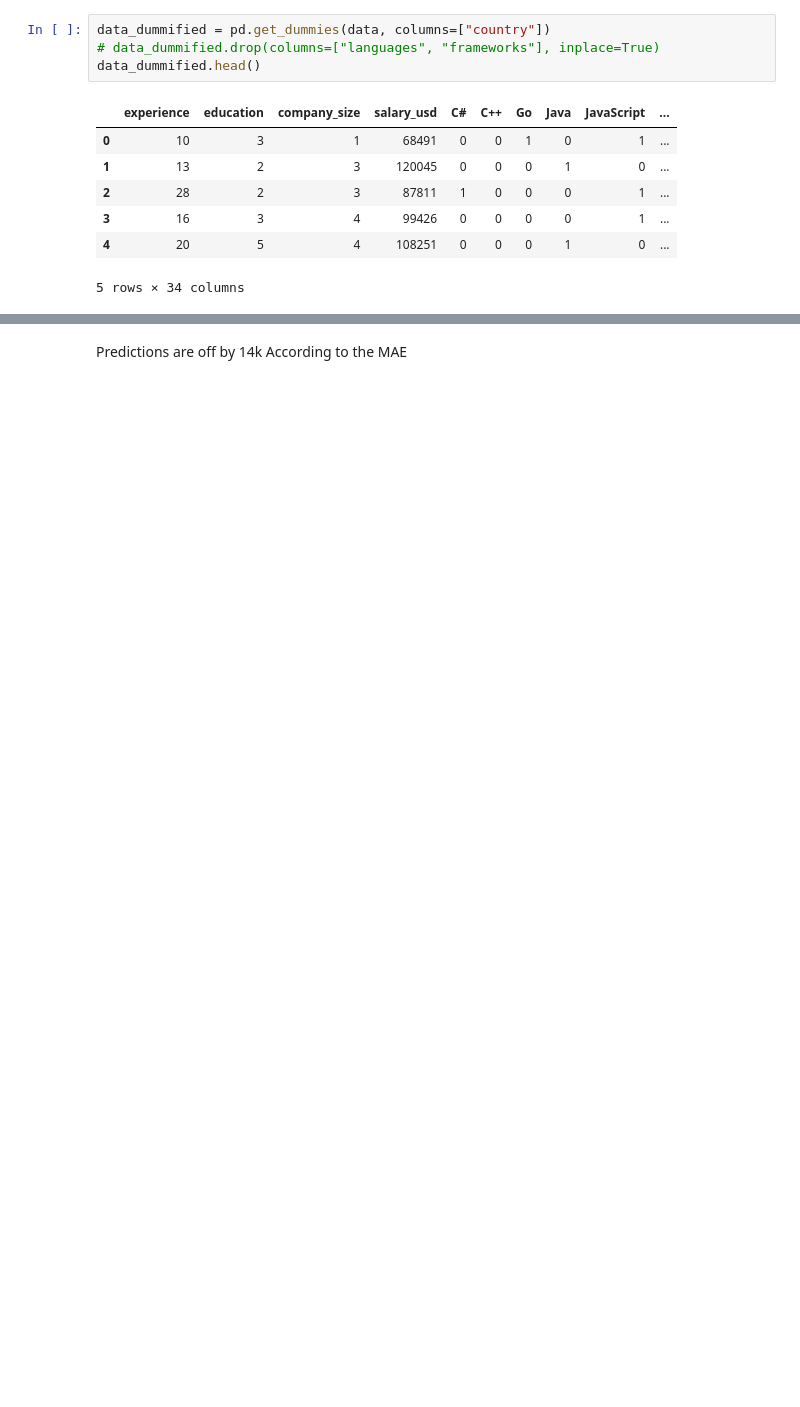
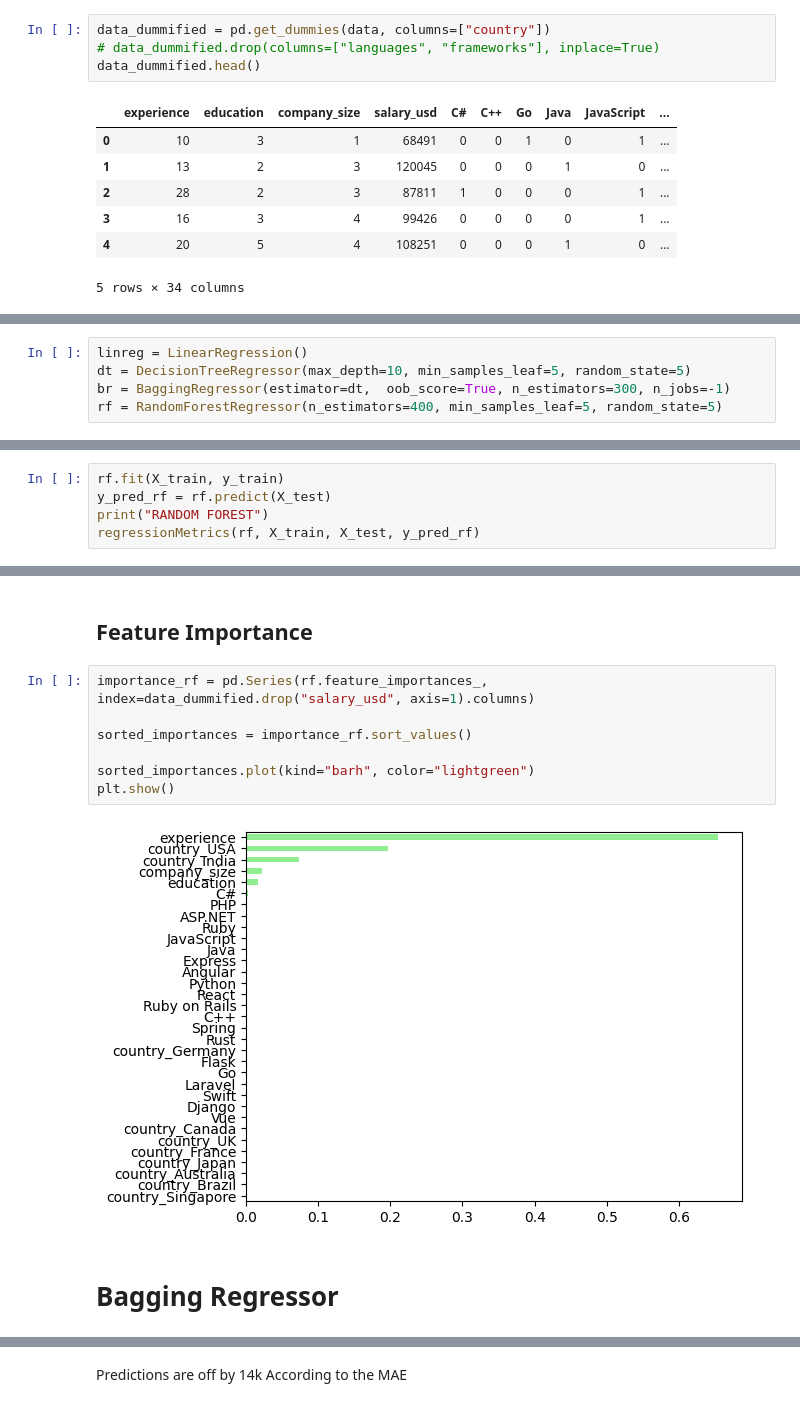
Before and after one commit to Eieien/Machine-Learning, a Jupyter notebook: Models/Software developer salaries/salaries.ipynb, the cells around one changed output, grey strips where cells are left out. Saved outputs shown, nothing was run; the diff lists cells and outputs as text; blank space fills up the shorter version.

Commit message:
Data Science Salaries Complete

```diff
--- a/Models/Software developer salaries/salaries.ipynb
+++ b/Models/Software developer salaries/salaries.ipynb
@@ -146,0 +128,5 @@ MAE: 13957.301278051322
+# %%
+linreg = LinearRegression()
+dt = DecisionTreeRegressor(max_depth=10, min_samples_leaf=5, random_state=5)
+br = BaggingRegressor(estimator=dt,  oob_score=True, n_estimators=300, n_jobs=-1)
+rf = RandomForestRegressor(n_estimators=400, min_samples_leaf=5, random_state=5)
@@ -146,0 +135,5 @@ MAE: 13957.301278051322
+# %%
+rf.fit(X_train, y_train)
+y_pred_rf = rf.predict(X_test)
+print("RANDOM FOREST")
+regressionMetrics(rf, X_train, X_test, y_pred_rf)
@@ -146,0 +150,13 @@ MAE: 13957.301278051322
+# %% [markdown]
+## Feature Importance
+# %%
+importance_rf = pd.Series(rf.feature_importances_, index=data_dummified.drop("salary_usd", axis=1).columns)
+
+sorted_importances = importance_rf.sort_values()
+
+sorted_importances.plot(kind="barh", color="lightgreen")
+plt.show()
+# %% [output]
+[figure, added]
+# %% [markdown]
+# Bagging Regressor
```
Also changed, not shown: parts of 14 cells of this notebook.
